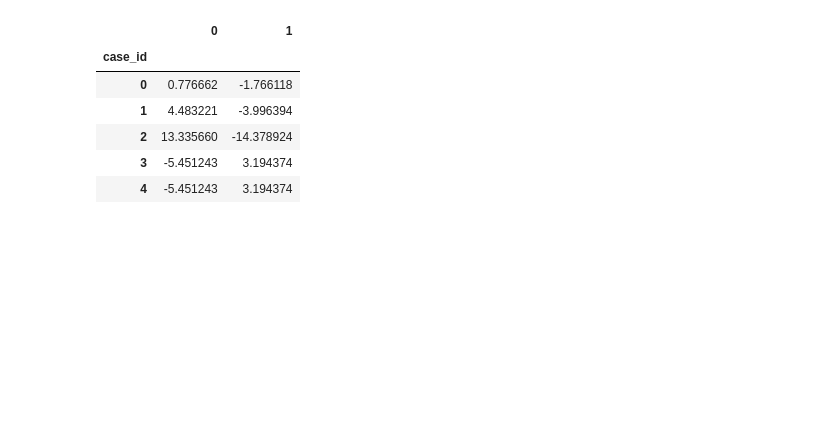
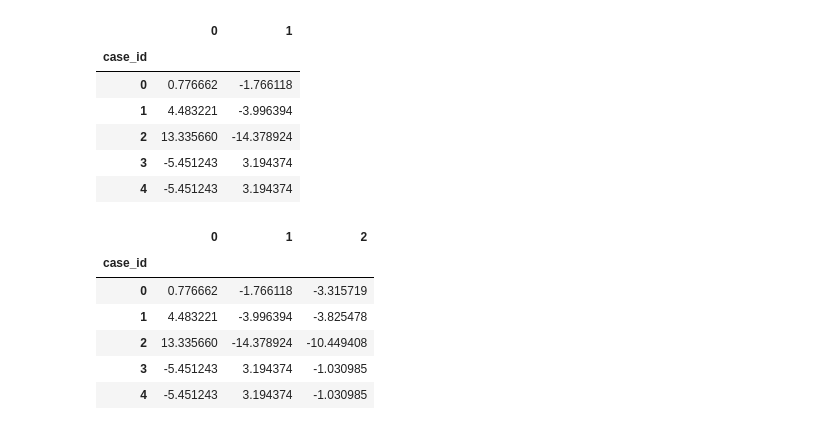
Before and after one commit to erenaydoslu/process-minning, a Jupyter notebook: Visualizing.ipynb, the cells around one changed output. Saved outputs shown, nothing was run; the diff lists cells and outputs as text; code cells hidden in the pictures; blank space fills up the shorter version.

```diff
--- a/Visualizing.ipynb
+++ b/Visualizing.ipynb
@@ -52,9 +52,8 @@ df.head()
 #####################################################
 # Prepare Clustering
 #####################################################
-def prepare_column_for_clustering(case_id_column, cluster_column):
+def prepare_column_for_clustering(case_id_column, cluster_column, unique_values):
     cluster_column = cluster_column.fillna(-1)
-    unique_values = cluster_column.unique()
     grouped_df = pd.DataFrame({'case_id': case_id_column, 'column': cluster_column})
 
     for val in unique_values:
@@ -62,6 +61,3 @@ def prepare_column_for_clustering(case_id_column, cluster_column):
         grouped_df.loc[grouped_df['column'] == val, val] = 1
 
     return grouped_df[['case_id'] + list(unique_values)]
-
-prepared_column_data = prepare_column_for_clustering(df['case_id'], df['concept:name'])
-prepared_column_data.head()
@@ -136,3 +120,16 @@ pca_df.head()
 | 2 | 13.335660 | -14.378924 |
 | 3 | -5.451243 | 3.194374 |
 | 4 | -5.451243 | 3.194374 |
+# %%
+#Create 3d dataframe
+pca3d_df = pd.DataFrame(pca3d.transform(precluster_df_by_case))
+pca3d_df.index.names = ['case_id']
+pca3d_df.head()
+# %% [output]
+|  | 0 | 1 | 2 |
+| case_id |  |  |  |
+| 0 | 0.776662 | -1.766118 | -3.315719 |
+| 1 | 4.483221 | -3.996394 | -3.825478 |
+| 2 | 13.335660 | -14.378924 | -10.449408 |
+| 3 | -5.451243 | 3.194374 | -1.030985 |
+| 4 | -5.451243 | 3.194374 | -1.030985 |
```
Also changed, not shown: parts of 15 cells of this notebook.
